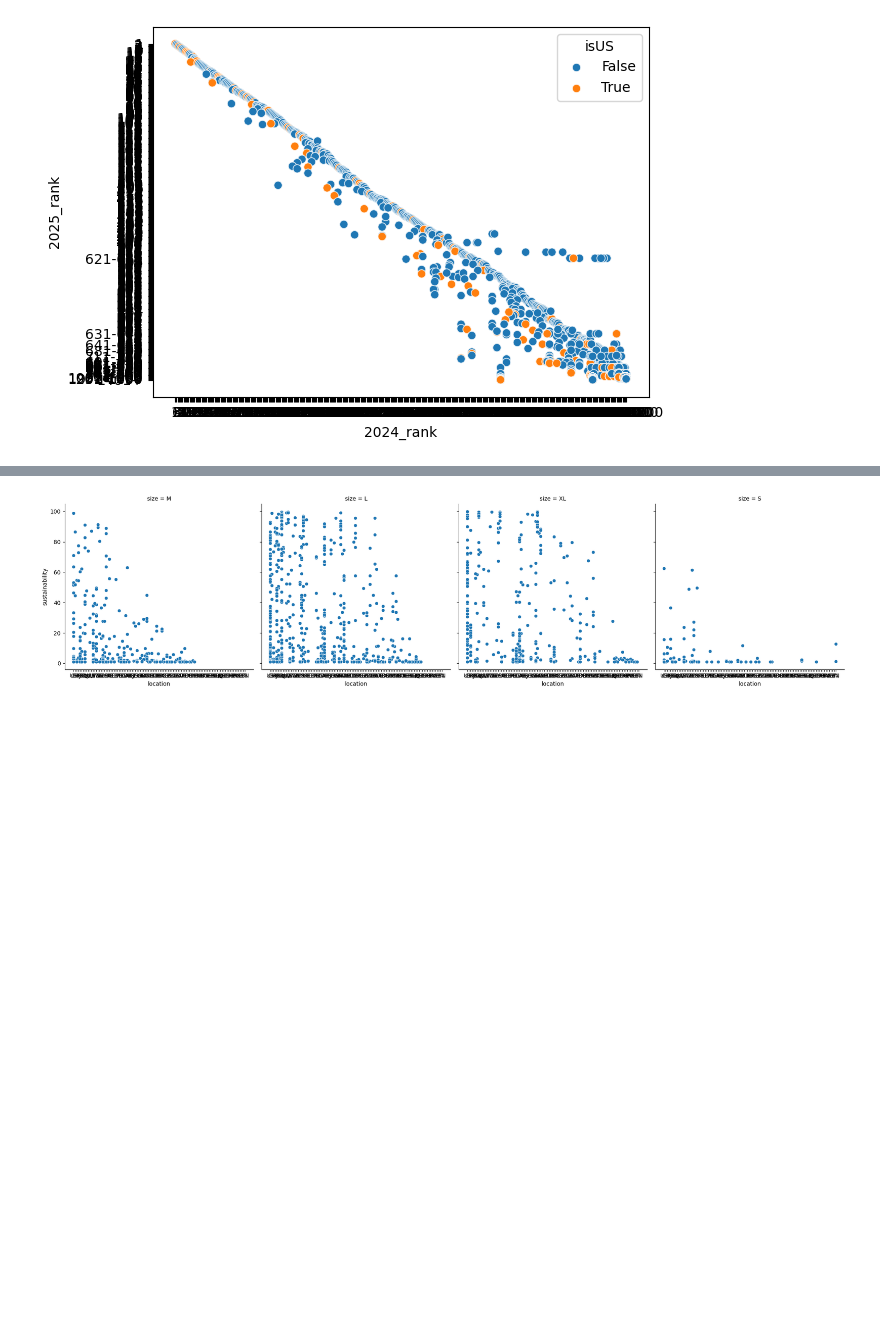
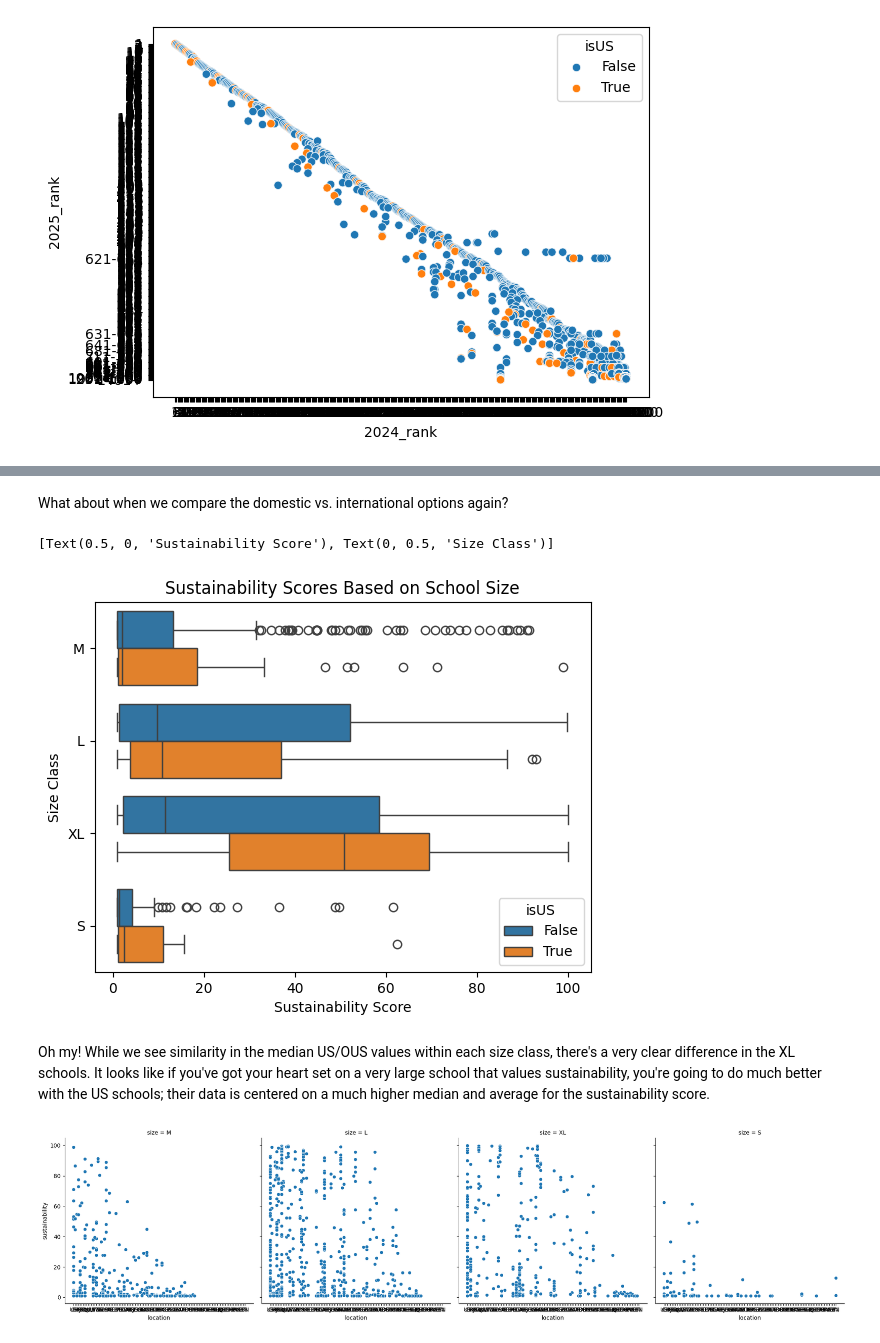
Before and after one commit to thezachdrake/UMD-INST760-Summer2024, a Jupyter notebook: notebooks/Hochman-Notebook.ipynb, the cells around one changed output, grey strips where cells are left out. Drawn from its saved outputs; the diff is of its cells as text; code cells hidden in the pictures; blank space fills up the shorter version.

```diff
--- a/notebooks/Hochman-Notebook.ipynb
+++ b/notebooks/Hochman-Notebook.ipynb
@@ -103,3 +111,16 @@ It appears that the median sustainability score tends to be much lower at small
+# %% [markdown]
+What about when we compare the domestic vs. international options again?
+# %%
+plotSustainabilityScores2 = sns.boxplot(data=df,x='sustainability',y='size',hue='isUS')
+
+plotSustainabilityScores2.set_title("Sustainability Scores Based on School Size")
+#plotRankChanges.set_xticklabels(["Outside of the US","Within the US"])
+plotSustainabilityScores2.set(xlabel="Sustainability Score",ylabel="Size Class")
+# %% [output]
+[Text(0.5, 0, 'Sustainability Score'), Text(0, 0.5, 'Size Class')]
+[figure, added]
+# %% [markdown]
+Oh my! While we see similarity in the median US/OUS values within each size class, there's a very clear difference in the XL schools. It looks like if you've got your heart set on a very large school that values sustainability, you're going to do much better with the US schools; their data is centered on a much higher median and average for the sustainability score.
 # %%
 m = sns.relplot(data=df, x='location', y='sustainability', col="size")
 # %% [output]
```
Also changed, not shown: parts of 9 cells of this notebook.
